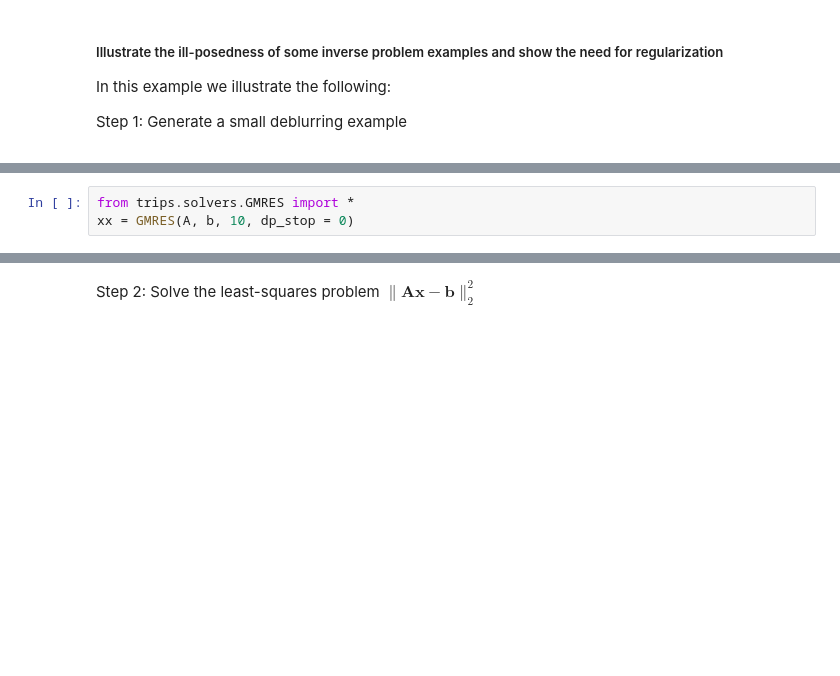
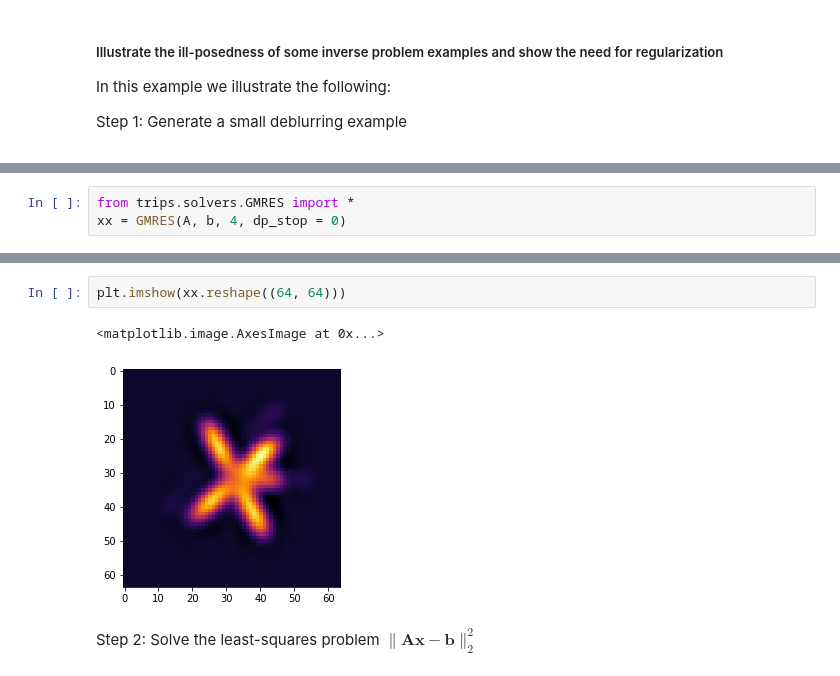
Before and after one commit to mpasha3/trips-py, a Jupyter notebook: demo_ill-posedness_Deblurring.ipynb, the cells around one changed output, grey strips where cells are left out. Saved outputs shown, nothing was run; the diff lists cells and outputs as text; blank space fills up the shorter version.

```diff
--- a/demo_ill-posedness_Deblurring.ipynb
+++ b/demo_ill-posedness_Deblurring.ipynb
@@ -76,4 +66,4 @@ Deblur.plot_rec(x_true.reshape((shape), order = 'F'), save_imgs = True, save_pat
 # %%
 from trips.solvers.GMRES import *
-xx = GMRES(A, b, 10, dp_stop = 0)
+xx = GMRES(A, b, 4, dp_stop = 0)
 # %% [output]
@@ -81,3 +72,8 @@ xx = GMRES(A, b, 10, dp_stop = 0)
+# %%
+plt.imshow(xx.reshape((64, 64)))
+# %% [output]
+<matplotlib.image.AxesImage at 0x...>
+[figure, added]
 # %% [markdown]
 Step 2: Solve the least-squares problem
 $\|\mathbf A{\mathbf x} - {\mathbf b}\|^2_2$
```
Also changed, not shown: parts of 12 cells of this notebook, 47 other files.
